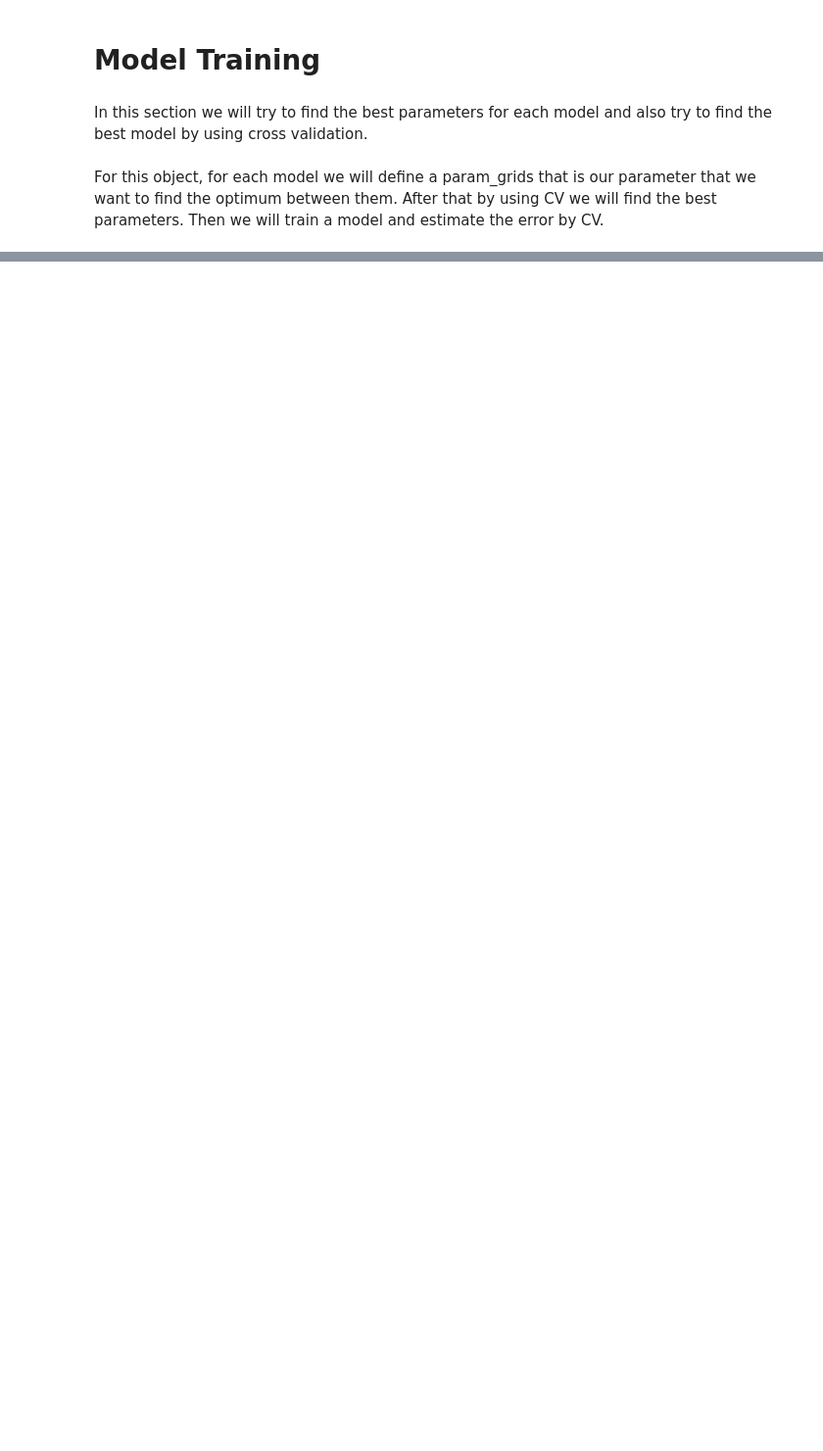
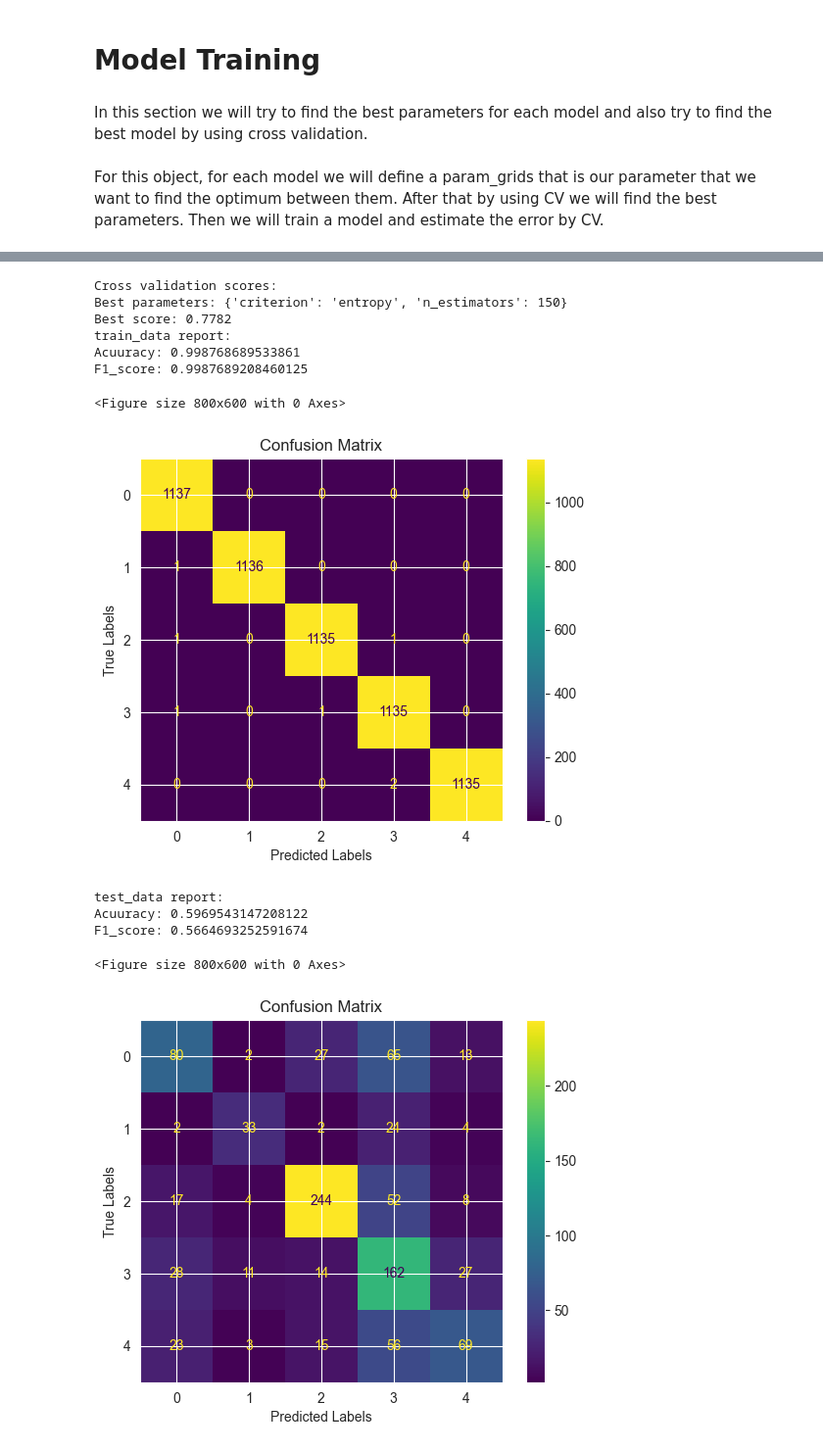
Before and after one commit to pooyanosk1382/ML, a Jupyter notebook: Assignment3/Temp.ipynb, the cells around one changed output, grey strips where cells are left out. Shown at 98% size. Saved outputs shown, nothing was run; the diff lists cells and outputs as text; code cells hidden in the pictures; blank space fills up the shorter version.

```diff
--- a/Assignment3/Temp.ipynb
+++ b/Assignment3/Temp.ipynb
@@ -889,0 +420,21 @@ Average F1-score: 0.60
+# %%
+param_grids = {
+    'n_estimators': [50, 100, 150],
+    'criterion': ['gini', 'entropy'],
+}
+# %%
+model_train_test_evaluating(X_train_resampled, y_train_resampled, vectorized_x_test, test_y, ExtraTreesClassifier(), param_grids)
+# %% [output]
+Cross validation scores:
+Best parameters: {'criterion': 'entropy', 'n_estimators': 150}
+Best score: 0.7782
+train_data report:
+Acuuracy: 0.998768689533861
+F1_score: 0.9987689208460125
+<Figure size 800x600 with 0 Axes>
+[figure, added]
+test_data report:
+Acuuracy: 0.5969543147208122
+F1_score: 0.5664693252591674
+<Figure size 800x600 with 0 Axes>
+[figure, added]
```
Also changed, not shown: parts of 85 cells of this notebook, 2 other files.
